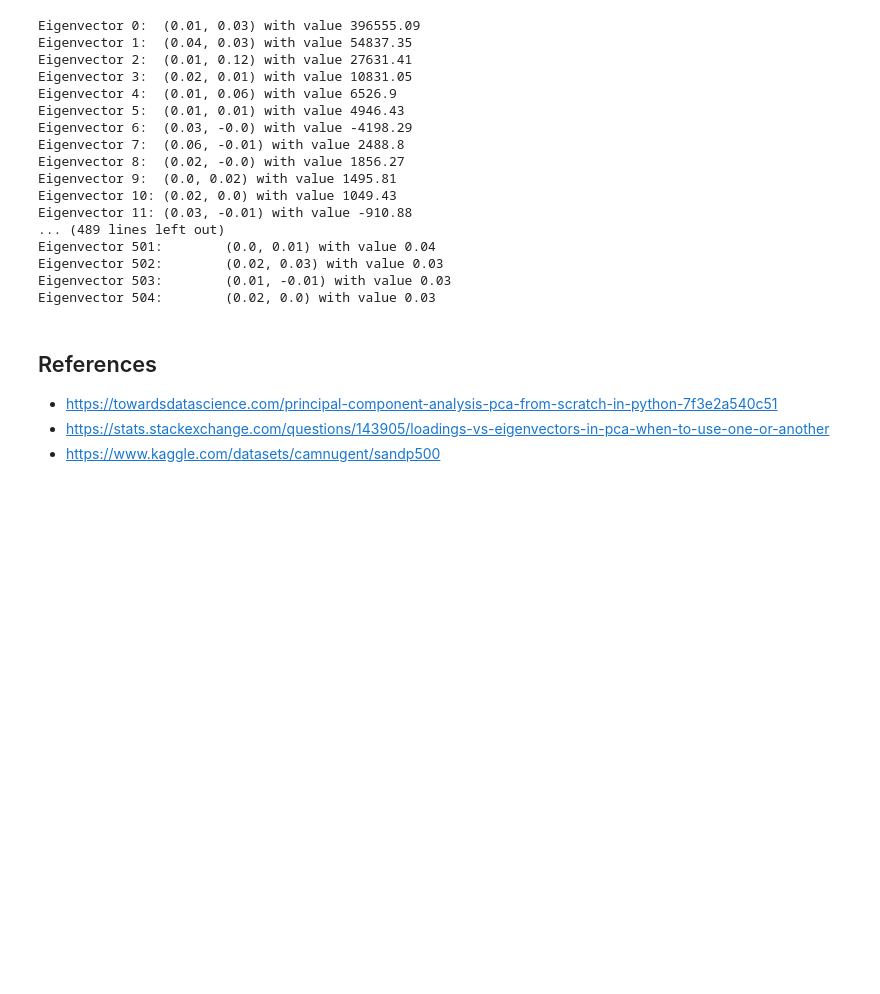
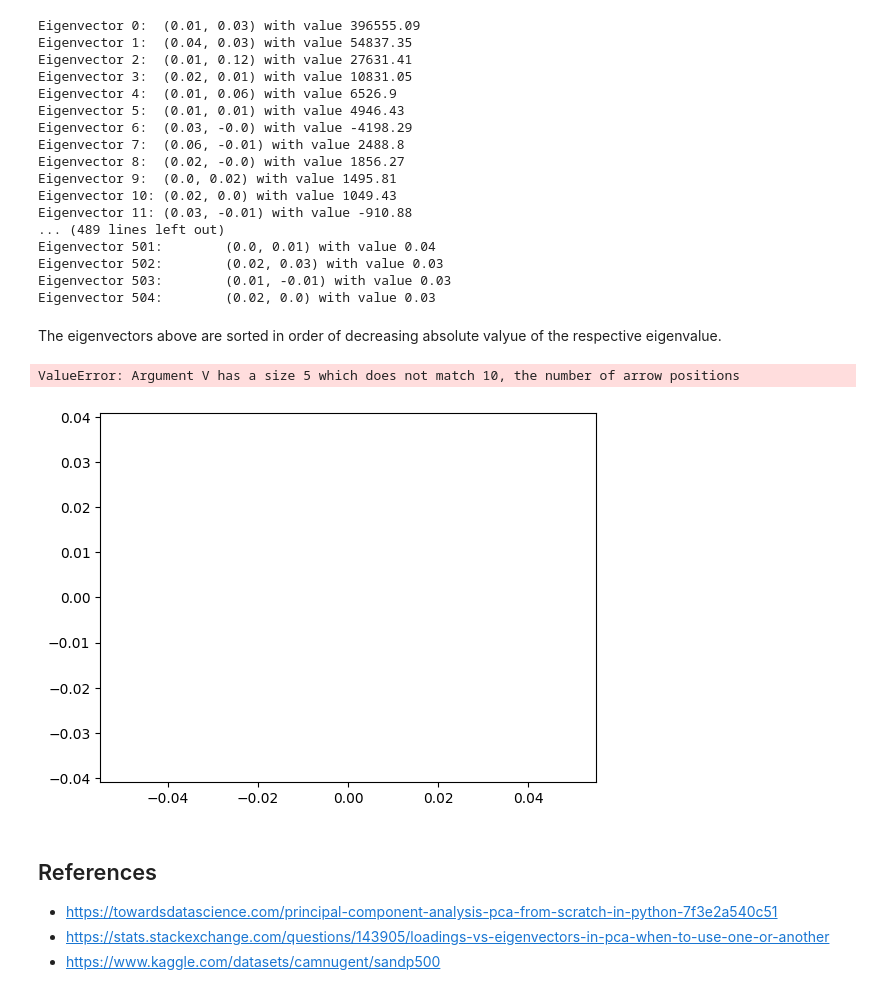
Before and after one commit to Staneesh/efi-pca, a Jupyter notebook: pca.ipynb, the cells around one changed output. Drawn from its saved outputs; the diff is of its cells as text; code cells hidden in the pictures; blank space fills up the shorter version.

Commit message:
[WIP] Work on plotting stock eigenvectors

```diff
--- a/pca.ipynb
+++ b/pca.ipynb
@@ -273,6 +273,28 @@ Eigenvector 501:        (0.0, 0.01) with value 0.04
 Eigenvector 502:        (0.02, 0.03) with value 0.03
 Eigenvector 503:        (0.01, -0.01) with value 0.03
 Eigenvector 504:        (0.02, 0.0) with value 0.03
+# %% [markdown]
+The eigenvectors above are sorted in order of decreasing absolute valyue of the respective eigenvalue.
+# %%
+# Plotting top 5 (by abs(eigenvalue)) eigenvectors
+origin = np.zeros(shape=(5, 2))
+
+# Clear plot area
+plt.cla()
+plt.clf()
+
+plt.axis('equal')
+
+x = [ v[ 0 ] for v in eigenvectors[0:5] ]
+y = [ v[ 1 ] for v in eigenvectors[0:5] ]
+plt.quiver(np.zeros(shape=(5, 2)), x, y,
+            color=[ 'b', 'b', 'b', 'b', 'b' ], scale=5, zorder=2)
+
+#plt.set_figwidth(20)
+plt.show()
+# %% [output]
+ValueError: Argument V has a size 5 which does not match 10, the number of arrow positions
+[figure, added]
 # %% [markdown]
 ## References
 * https://towardsdatascience.com/principal-component-analysis-pca-from-scratch-in-python-7f3e2a540c51
```
